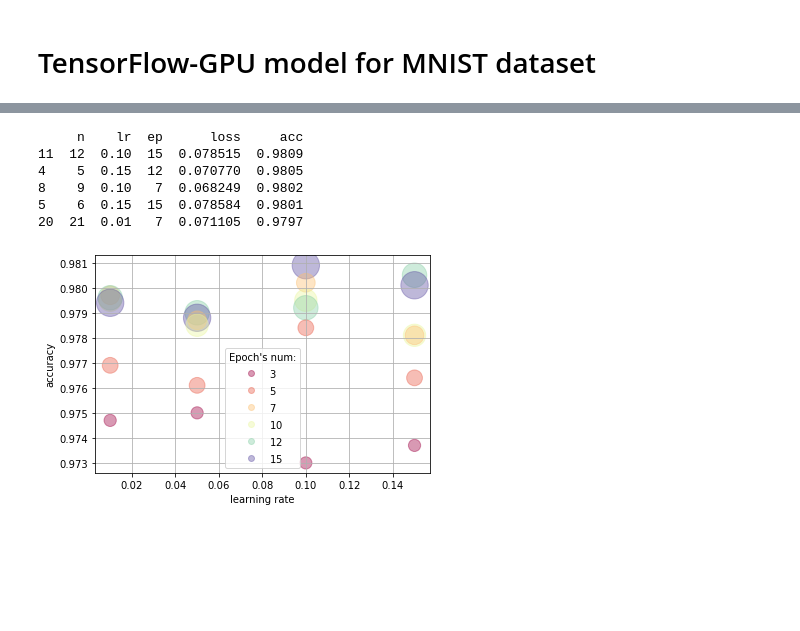
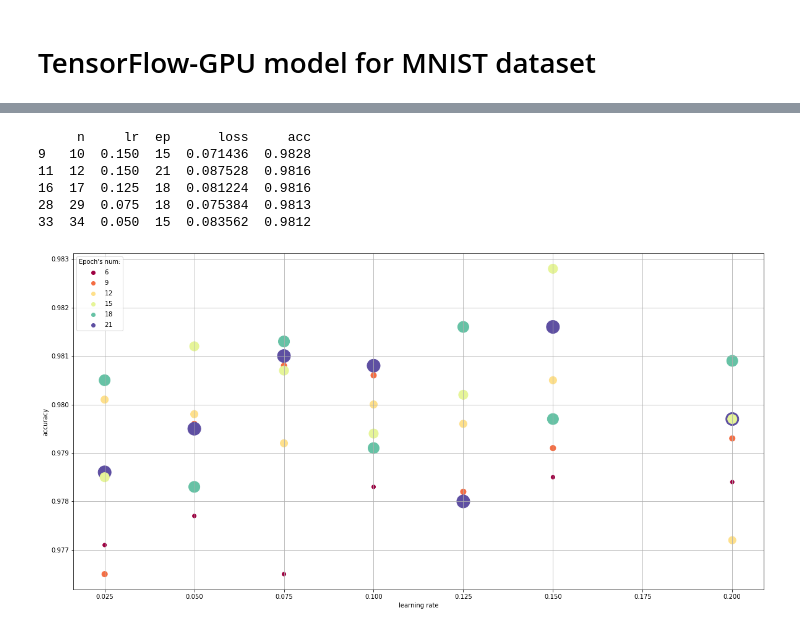
Before and after one commit to dimishpatriot/neural, a Jupyter notebook: mnist_on_gpu.ipynb, the cells around one changed output, grey strips where cells are left out. Cells and saved outputs as stored; diff of their text form; code cells hidden in the pictures; blank space fills up the shorter version.

Commit message:
add train data, add test data visualisation

```diff
--- a/mnist_on_gpu.ipynb
+++ b/mnist_on_gpu.ipynb
@@ -70,3 +70,19 @@ class Model:
         return self.model.evaluate(x=data.x_test,
                                    y=data.y_test,
                                    verbose=1)
+# %%
+hidden_layer=128
+
+# Best values (acc=0.9828)
+# ep_list = [15]
+# lr_list = [0.15]
+
+# Short exploratory
+# ep_list = [3, 5, 7, 10, 12, 15]
+# lr_list = [0.15, 0.1, 0.05, 0.01]
+
+# Exploratory values - uncomment to train on various parameters
+lr_list = [0.2, 0.15, 0.125, 0.1, 0.075, 0.05, 0.025]
+ep_list = range(6, 22, 3)
+
+data = Data()
@@ -132,33 +146,33 @@ results_df = pd.DataFrame(columns=['n', 'lr', 'ep', 'loss', 'acc'])
 results_df = results_df.append(results, ignore_index=True).sort_values('acc', ascending=False)
 print(results_df.head())
 # %% [output]
-     n    lr  ep      loss     acc
-11  12  0.10  15  0.078515  0.9809
-4    5  0.15  12  0.070770  0.9805
-8    9  0.10   7  0.068249  0.9802
-5    6  0.15  15  0.078584  0.9801
-20  21  0.01   7  0.071105  0.9797
+     n     lr  ep      loss     acc
+9   10  0.150  15  0.071436  0.9828
+11  12  0.150  21  0.087528  0.9816
+16  17  0.125  18  0.081224  0.9816
+28  29  0.075  18  0.075384  0.9813
+33  34  0.050  15  0.083562  0.9812
 # %%
 # Show me graph
 g = results_df[['ep', 'lr', 'acc']]
 
-fig, ax = plt.subplots()
-fig.figsize=(15, 10)
+fig, ax = plt.subplots(figsize=(20,10))
+
 
 scatter = ax.scatter(x='lr', y='acc',
                      data=g,
-                     s=list(map(lambda a: a * 50, g['ep'])),
+                     s=list(map(lambda a: a*a, g['ep'])),
                      c='ep',
-                     alpha=0.4,
+                     alpha=1,
                      cmap="Spectral")
 
 plt.ylabel('accuracy')
 plt.xlabel('learning rate')
 
 ax.legend(*scatter.legend_elements(),
-          loc="best",
+          loc="upper left",
           title="Epoch's num:")
 ax.grid(True)
 plt.show()
 # %% [output]
-[figure, old version]
+[figure, new version]
```
Also changed, not shown: parts of 2 cells of this notebook.
